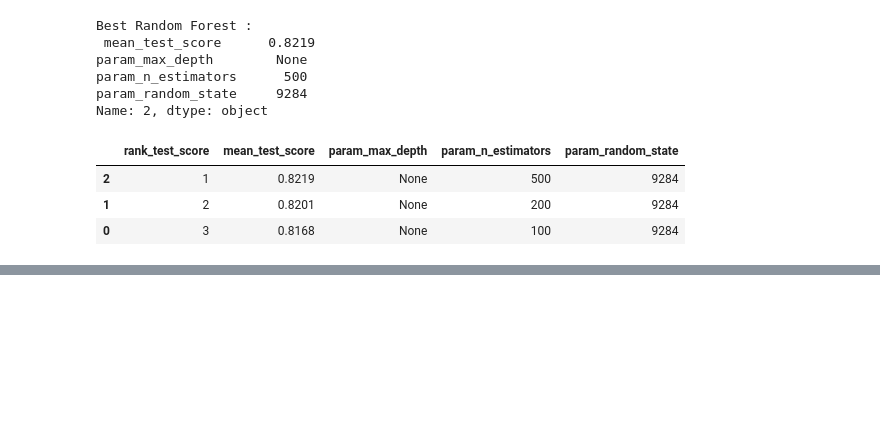
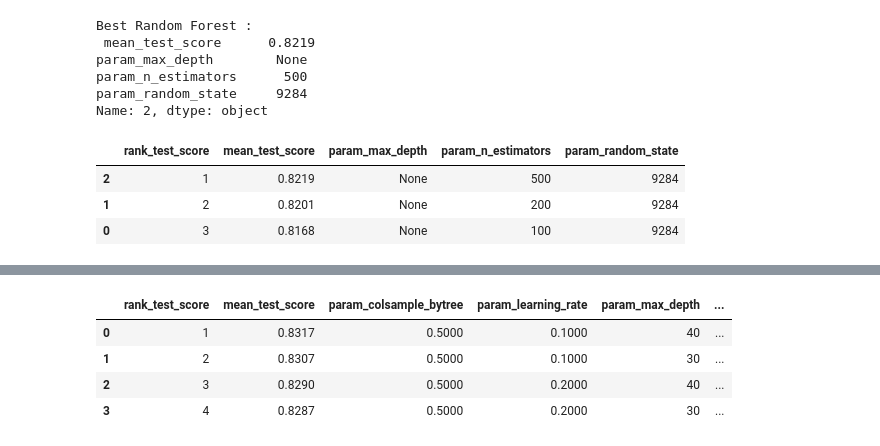
Before and after one commit to ViniciusCastillo/Test_Einstein, a Jupyter notebook: notebooks/Classification_Test.ipynb, the cells around one changed output, grey strips where cells are left out. Saved outputs shown, nothing was run; the diff lists cells and outputs as text; code cells hidden in the pictures; blank space fills up the shorter version.

```diff
--- a/notebooks/Classification_Test.ipynb
+++ b/notebooks/Classification_Test.ipynb
@@ -514,0 +594,3 @@ results_rfc.head()
+# %%
+params = {'learning_rate':[0.1,0.2], 'max_depth':[30, 40], 'subsample':[.5], 'colsample_bytree':[.5], 'seed':[8347]}
+results_xgbc = test_model_select([13], xgb.XGBClassifier(), X_train_res, y_train_res, params, 'XGBoost')
@@ -514,0 +613,8 @@ results_rfc.head()
+# %%
+results_xgbc.head()
+# %% [output]
+|  | rank_test_score | mean_test_score | param_colsample_bytree | param_learning_rate | param_max_depth | ... |
+| 0 | 1 | 0.8317 | 0.5000 | 0.1000 | 40 | ... |
+| 1 | 2 | 0.8307 | 0.5000 | 0.1000 | 30 | ... |
+| 2 | 3 | 0.8290 | 0.5000 | 0.2000 | 40 | ... |
+| 3 | 4 | 0.8287 | 0.5000 | 0.2000 | 30 | ... |
```
Also changed, not shown: parts of 69 cells of this notebook.
